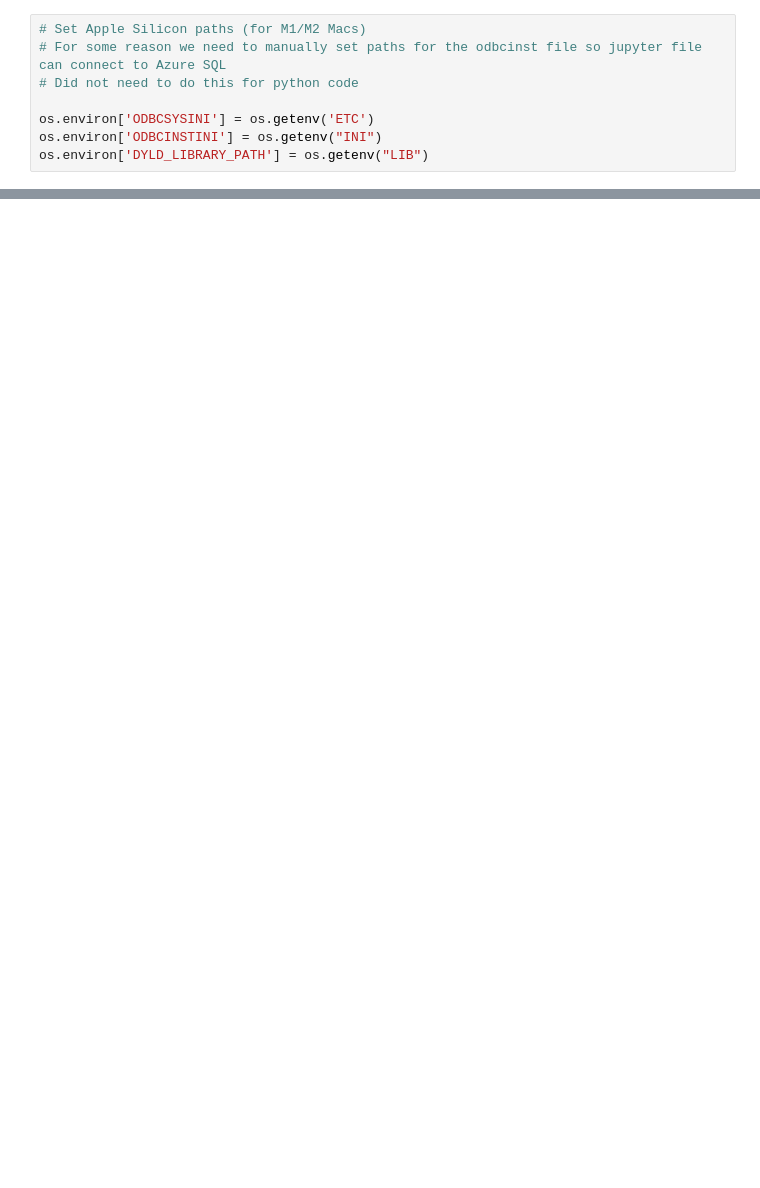
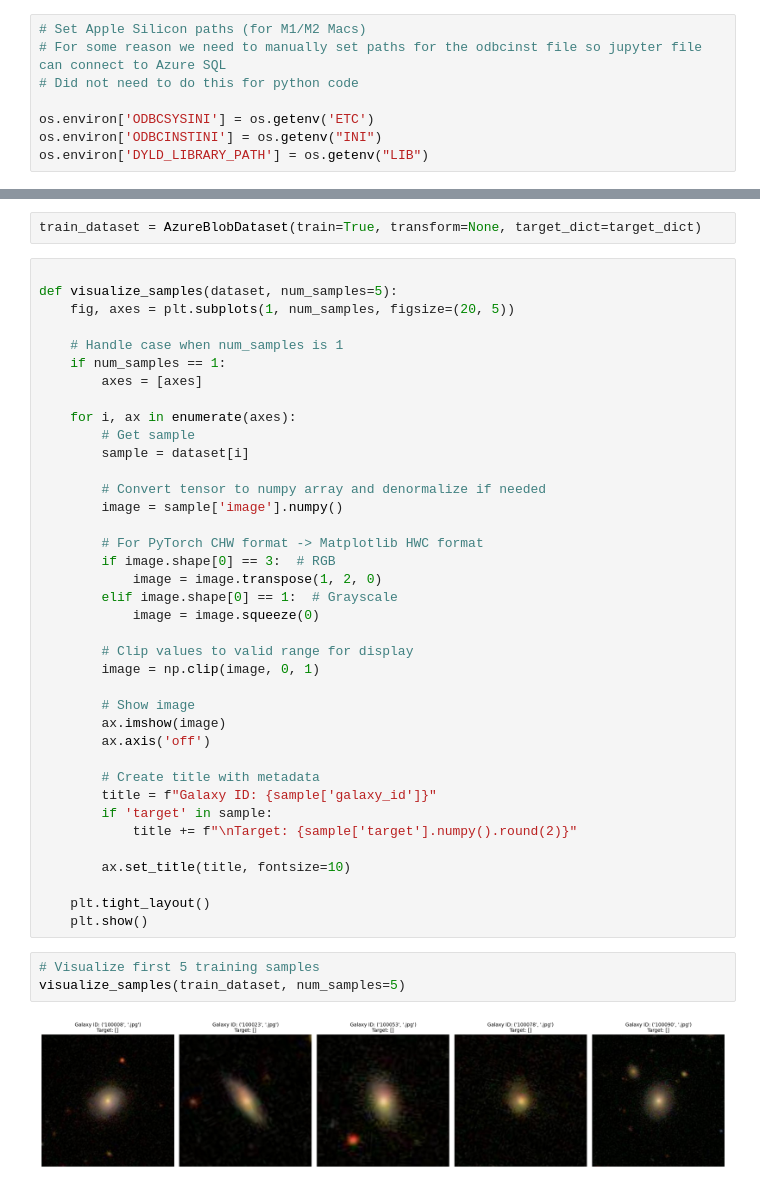
Before and after one commit to m1hammad/galaxy-morphology-classification, a Jupyter notebook: dl_project_main.ipynb, the cells around one changed output, grey strips where cells are left out. Saved outputs shown, nothing was run; the diff lists cells and outputs as text; blank space fills up the shorter version.

```diff
--- a/dl_project_main.ipynb
+++ b/dl_project_main.ipynb
@@ -53,0 +150,45 @@ if 'test' in blob_container[0].container_name:
+# %%
+train_dataset = AzureBlobDataset(train=True, transform=None, target_dict=target_dict)
+# %%
+
+def visualize_samples(dataset, num_samples=5):
+    fig, axes = plt.subplots(1, num_samples, figsize=(20, 5))
+
+    # Handle case when num_samples is 1
+    if num_samples == 1:
+        axes = [axes]
+
+    for i, ax in enumerate(axes):
+        # Get sample
+        sample = dataset[i]
+
+        # Convert tensor to numpy array and denormalize if needed
+        image = sample['image'].numpy()
+
+        # For PyTorch CHW format -> Matplotlib HWC format
+        if image.shape[0] == 3:  # RGB
+            image = image.transpose(1, 2, 0)
+        elif image.shape[0] == 1:  # Grayscale
+            image = image.squeeze(0)
+
+        # Clip values to valid range for display
+        image = np.clip(image, 0, 1)
+
+        # Show image
+        ax.imshow(image)
+        ax.axis('off')
+
+        # Create title with metadata
+        title = f"Galaxy ID: {sample['galaxy_id']}"
+        if 'target' in sample:
+            title += f"\nTarget: {sample['target'].numpy().round(2)}"
+
+        ax.set_title(title, fontsize=10)
+
+    plt.tight_layout()
+    plt.show()
+# %%
+# Visualize first 5 training samples
+visualize_samples(train_dataset, num_samples=5)
+# %% [output]
+[figure, added]
```
Also changed, not shown: parts of 11 cells of this notebook, 2 other files.
